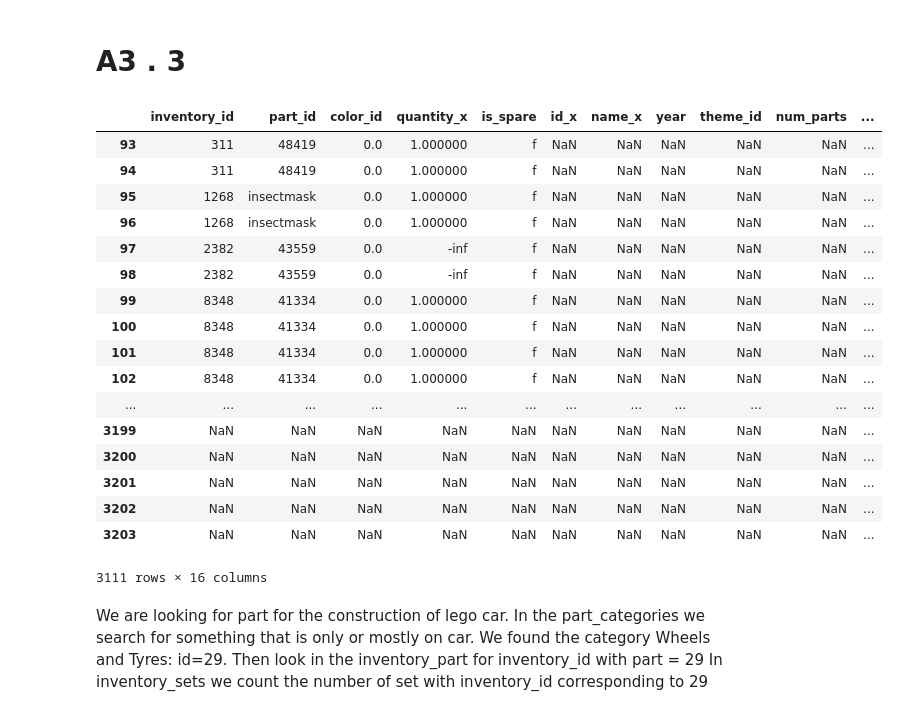
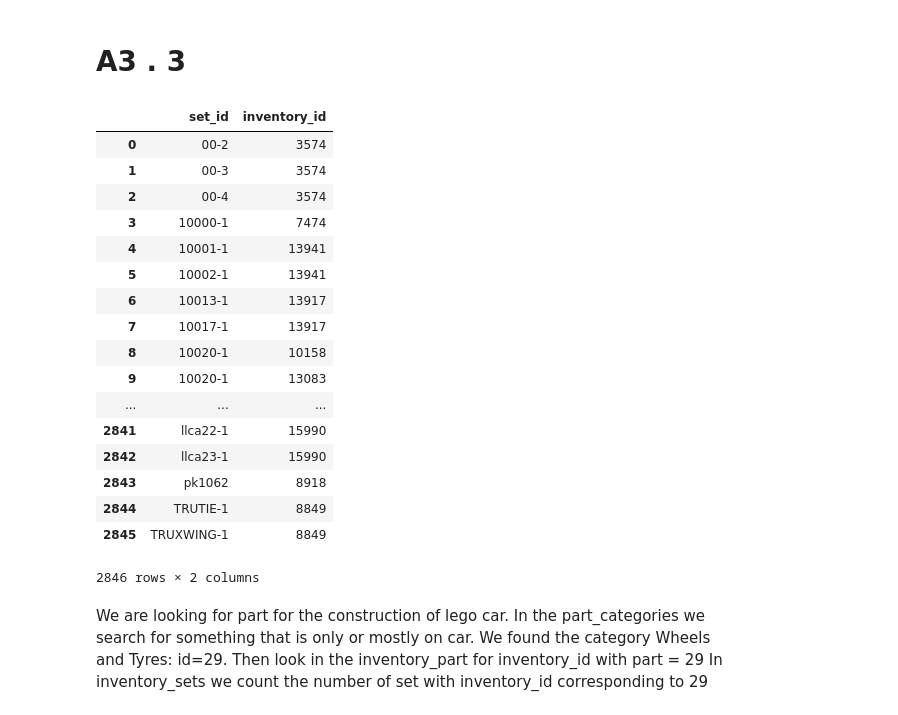
Before and after one commit to Apiquet/ADA_EPFL, a Jupyter notebook: ADA2018-Homework-master/01 - Pandas and Data Wrangling/Exercise 1.ipynb, the cells around one changed output. Saved outputs shown, nothing was run; the diff lists cells and outputs as text; code cells hidden in the pictures.

Commit message:
Resolving first merge

```diff
--- a/ADA2018-Homework-master/01 - Pandas and Data Wrangling/Exercise 1.ipynb
+++ b/ADA2018-Homework-master/01 - Pandas and Data Wrangling/Exercise 1.ipynb
@@ -241,38 +239,41 @@ ax = df.plot.bar(rot=90)
 # %%
 #cast ids to string
 sets.id = sets.id.astype(str)
 inventory_sets.inventory_id = inventory_sets.inventory_id.astype(str)
 inventory_parts.inventory_id = inventory_parts.inventory_id.astype(str)
 
-#merging sets and inventory sets
-merge_sets_Inventory = pd.merge(sets, inventory_sets, how='outer',left_on=['id'], right_on=['inventory_id'])
+#merging sets and inventory sets. Using right join to fetch only the existing id in inventory_sets
+merge_sets_Inventory = pd.merge(sets, inventory_sets, how='right',left_on=['id'], right_on=['set_id'])
+merge_sets_Inventory_filtered = pd.DataFrame()
+merge_sets_Inventory_filtered['set_id'] = merge_sets_Inventory.set_id
+merge_sets_Inventory_filtered['inventory_id'] = merge_sets_Inventory.inventory_id
 #removing where there is quantity < 1
 set_inventory_quantity = merge_sets_Inventory[(merge_sets_Inventory['quantity'] > 0)]
 #merging until colors dataframe
 inventory_inventory = pd.merge(inventory_parts, set_inventory_quantity, how='right',on=['inventory_id'])
 inventory_color = pd.merge(inventory_inventory, colors, how='outer',left_on=['color_id'], right_on=['id'])
 #removing parts without colors
 inventory_color_filter_no_color = inventory_color[(inventory_color['name_y'] != '[No Color]')]
-inventory_color_filter_no_color
+merge_sets_Inventory_filtered
 # %% [output]
-|  | inventory_id | part_id | color_id | quantity_x | is_spare | id_x | name_x | year | theme_id | num_parts | ... |
-| 93 | 311 | 48419 | 0.0 | 1.000000 | f | NaN | NaN | NaN | NaN | NaN | ... |
-| 94 | 311 | 48419 | 0.0 | 1.000000 | f | NaN | NaN | NaN | NaN | NaN | ... |
-| 95 | 1268 | insectmask | 0.0 | 1.000000 | f | NaN | NaN | NaN | NaN | NaN | ... |
-| 96 | 1268 | insectmask | 0.0 | 1.000000 | f | NaN | NaN | NaN | NaN | NaN | ... |
-| 97 | 2382 | 43559 | 0.0 | -inf | f | NaN | NaN | NaN | NaN | NaN | ... |
-| 98 | 2382 | 43559 | 0.0 | -inf | f | NaN | NaN | NaN | NaN | NaN | ... |
-| 99 | 8348 | 41334 | 0.0 | 1.000000 | f | NaN | NaN | NaN | NaN | NaN | ... |
-| 100 | 8348 | 41334 | 0.0 | 1.000000 | f | NaN | NaN | NaN | NaN | NaN | ... |
-| 101 | 8348 | 41334 | 0.0 | 1.000000 | f | NaN | NaN | NaN | NaN | NaN | ... |
-| 102 | 8348 | 41334 | 0.0 | 1.000000 | f | NaN | NaN | NaN | NaN | NaN | ... |
-| ... | ... | ... | ... | ... | ... | ... | ... | ... | ... | ... | ... |
-| 3199 | NaN | NaN | NaN | NaN | NaN | NaN | NaN | NaN | NaN | NaN | ... |
-| 3200 | NaN | NaN | NaN | NaN | NaN | NaN | NaN | NaN | NaN | NaN | ... |
-| 3201 | NaN | NaN | NaN | NaN | NaN | NaN | NaN | NaN | NaN | NaN | ... |
-| 3202 | NaN | NaN | NaN | NaN | NaN | NaN | NaN | NaN | NaN | NaN | ... |
-| 3203 | NaN | NaN | NaN | NaN | NaN | NaN | NaN | NaN | NaN | NaN | ... |
+|  | set_id | inventory_id |
+| 0 | 00-2 | 3574 |
+| 1 | 00-3 | 3574 |
+| 2 | 00-4 | 3574 |
+| 3 | 10000-1 | 7474 |
+| 4 | 10001-1 | 13941 |
+| 5 | 10002-1 | 13941 |
+| 6 | 10013-1 | 13917 |
+| 7 | 10017-1 | 13917 |
+| 8 | 10020-1 | 10158 |
+| 9 | 10020-1 | 13083 |
+| ... | ... | ... |
+| 2841 | llca22-1 | 15990 |
+| 2842 | llca23-1 | 15990 |
+| 2843 | pk1062 | 8918 |
+| 2844 | TRUTIE-1 | 8849 |
+| 2845 | TRUXWING-1 | 8849 |
-3111 rows × 16 columns
+2846 rows × 2 columns
 # %% [markdown]
 We are looking for part for the construction of lego car.
 In the part_categories we search for something that is only or mostly on car.
```
Also changed, not shown: parts of 2 cells of this notebook.
